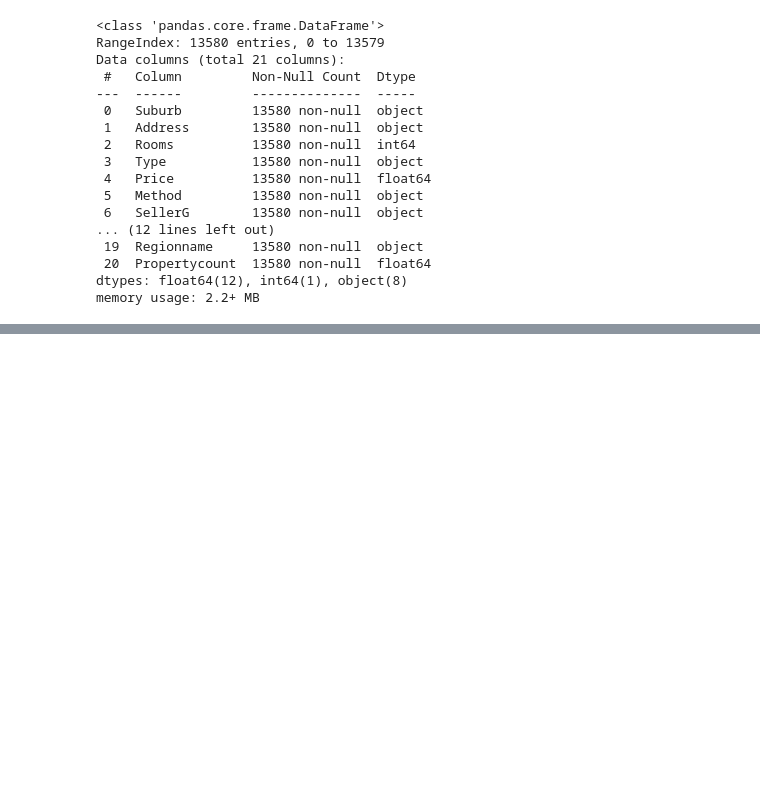
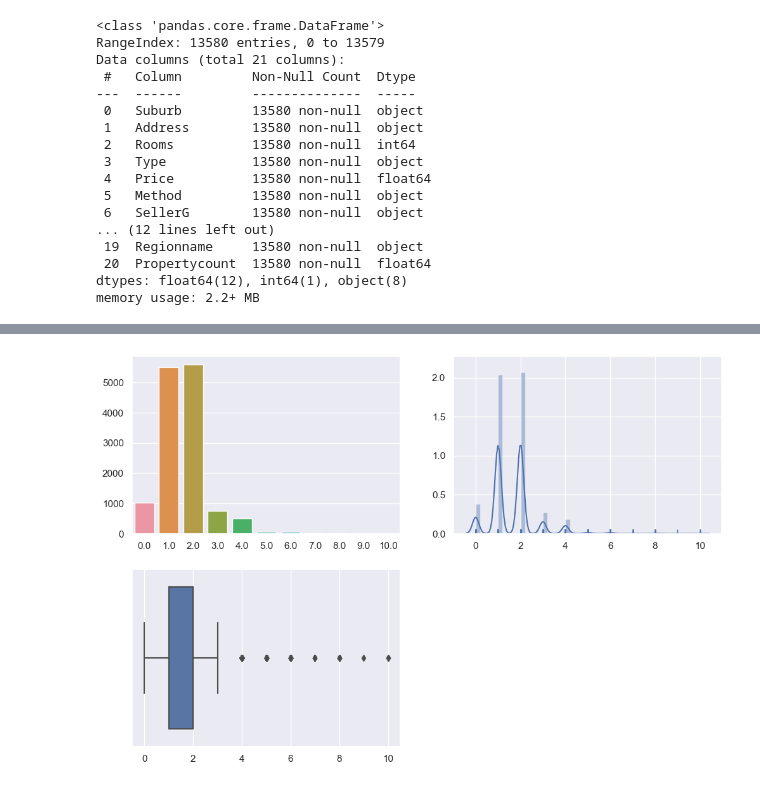
Before and after one commit to WhatKS/DA_Course_QILIU, a Jupyter notebook: 2023_01_03/Melbourne_house.ipynb, the cells around one changed output, grey strips where cells are left out. Cells and saved outputs as stored; diff of their text form; code cells hidden in the pictures; blank space fills up the shorter version.

```diff
--- a/2023_01_03/Melbourne_house.ipynb
+++ b/2023_01_03/Melbourne_house.ipynb
@@ -114,0 +154,22 @@ houses['Date'].max(), houses['Date'].min()
+# %%
+def plot_with_na_cols(colname):
+    # make a plot with 2x2 subplots
+    fig, ax = plt.subplots(figsize=(12, 8), nrows=2, ncols=2)
+    sns.countplot(x=colname, data=houses_with_na, ax=ax[0, 0])
+    try:
+        sns.distplot(houses_with_na[colname], rug=True, ax=ax[0, 1])
+    except ValueError:
+        pass
+    sns.boxplot(x=colname, data=houses_with_na, ax=ax[1, 0])
+
+    # remove all the x labels and y labels
+    for i in ax.flat:
+        i.set_xlabel('')
+        i.set_ylabel('')
+
+    # hide last empty subplot
+    ax[1, 1].axis("off")
+# %%
+plot_with_na_cols('Car')
+# %% [output]
+[figure, added]
```
Also changed, not shown: parts of 33 cells of this notebook.
